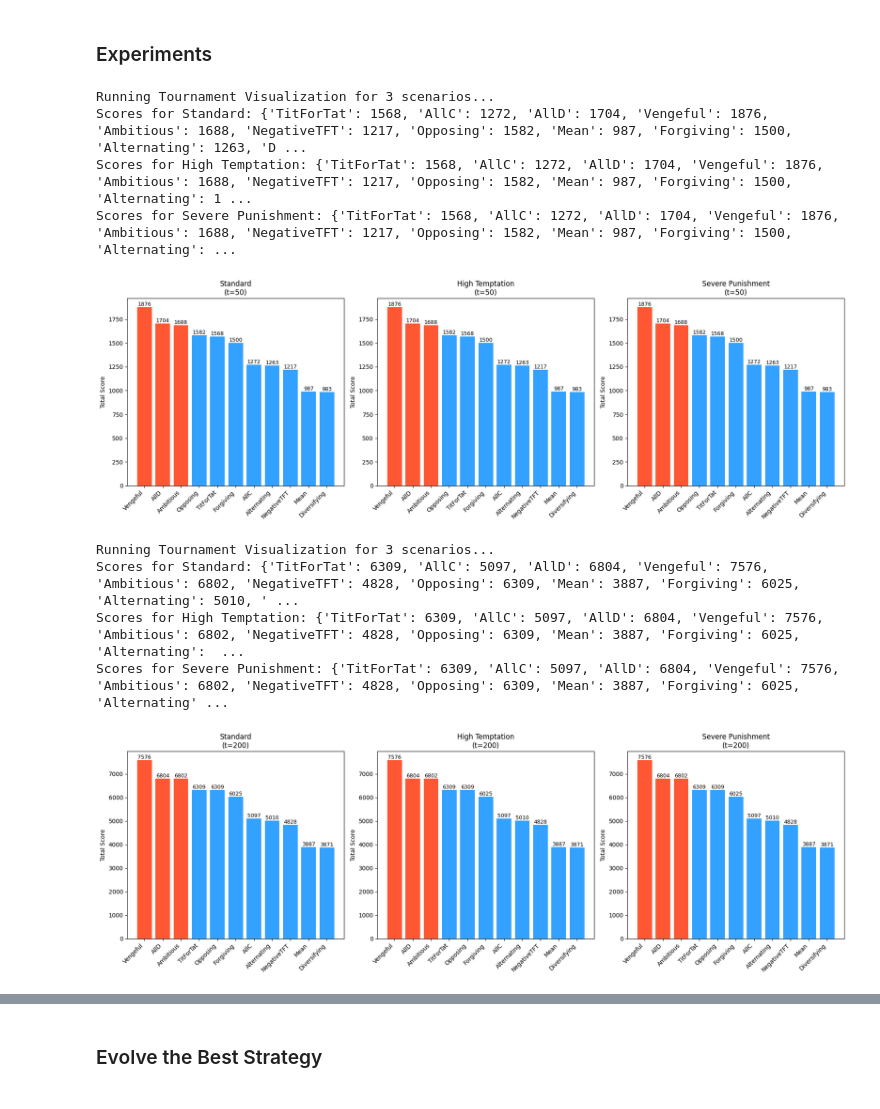
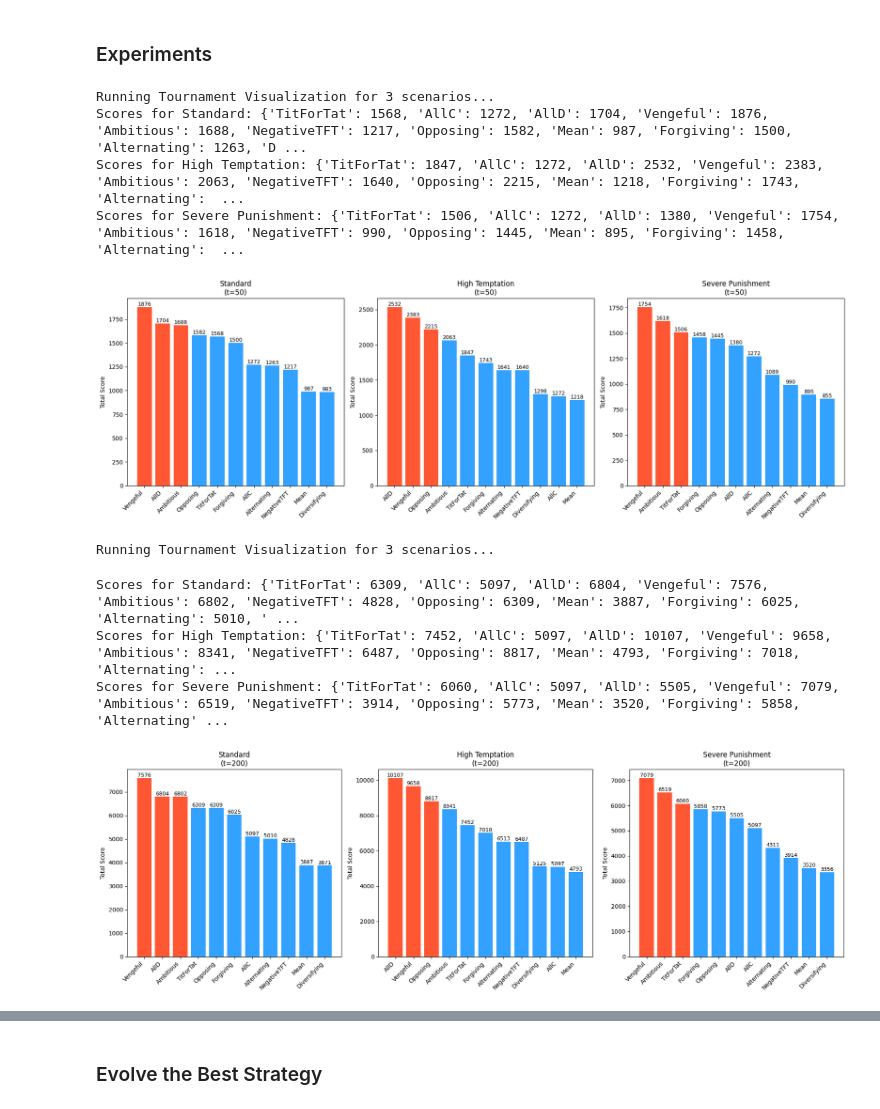
Before and after one commit to Yuchiaaa/GT_model, a Jupyter notebook: gt.ipynb, the cells around one changed output, grey strips where cells are left out. Saved outputs shown, nothing was run; the diff lists cells and outputs as text; code cells hidden in the pictures.

```diff
--- a/gt.ipynb
+++ b/gt.ipynb
@@ -68,7 +68,7 @@ def play_game(gene_a, gene_b, rounds, payoff_table=PAYOFF_TABLE):
         move_a = get_move(gene_a, hist_a, hist_b)
         move_b = get_move(gene_b, hist_b, hist_a)
 
-        score_a += PAYOFF_TABLE[(move_a, move_b)]
+        score_a += payoff_table[(move_a, move_b)]
 
         hist_a.append(move_a)
         hist_b.append(move_b)
@@ -287,9 +287,6 @@ num_scenarios = len(scenarios)
 # Create a figure with subplots (1 row, N columns)
 fig, axes = plt.subplots(1, num_scenarios, figsize=(6 * num_scenarios, 6))
 
-# If there is only 1 scenario, wrap axes in a list to make it iterable
-if num_scenarios == 1:
-    axes = [axes]
 
 print(f"Running Tournament Visualization for {num_scenarios} scenarios...")
 
@@ -301,36 +298,36 @@ for idx, (scenario_name, pt) in enumerate(scenarios.items()):
     scores = run_tournament(FIXED_ENV_STRATEGIES, rounds=rounds, payoff_table=pt)
     print(f"Scores for {scenario_name}: {scores}")
 
     # Sort Data
     sorted_scores = sorted(scores.items(), key=lambda item: item[1], reverse=True)
     sorted_names = [item[0] for item in sorted_scores]
     sorted_values = [item[1] for item in sorted_scores]
 
     # Plot Bars on the specific axis
     colors = ['#FF5733' if i < 3 else '#33A1FF' for i in range(len(sorted_names))]
     bars = ax.bar(sorted_names, sorted_values, color=colors)
 
     # Styling the Subplot
     ax.set_title(f'{scenario_name}\n(t={rounds})')
     ax.set_ylabel('Total Score')
     # Rotate x-labels
     ax.set_xticklabels(sorted_names, rotation=45, ha='right')
 
     # Add Value Labels on top of bars
     for bar in bars:
         yval = bar.get_height()
         ax.text(bar.get_x() + bar.get_width()/2, yval, int(yval),
                 va='bottom', ha='center', fontsize=9)
 
 # Adjust layout to prevent overlap
 plt.tight_layout()
 plt.show()
 # %% [output]
 Running Tournament Visualization for 3 scenarios...
 Scores for Standard: {'TitForTat': 1568, 'AllC': 1272, 'AllD': 1704, 'Vengeful': 1876, 'Ambitious': 1688, 'NegativeTFT': 1217, 'Opposing': 1582, 'Mean': 987, 'Forgiving': 1500, 'Alternating': 1263, 'D ...
-Scores for High Temptation: {'TitForTat': 1568, 'AllC': 1272, 'AllD': 1704, 'Vengeful': 1876, 'Ambitious': 1688, 'NegativeTFT': 1217, 'Opposing': 1582, 'Mean': 987, 'Forgiving': 1500, 'Alternating': 1 ...
-Scores for Severe Punishment: {'TitForTat': 1568, 'AllC': 1272, 'AllD': 1704, 'Vengeful': 1876, 'Ambitious': 1688, 'NegativeTFT': 1217, 'Opposing': 1582, 'Mean': 987, 'Forgiving': 1500, 'Alternating': ...
+Scores for High Temptation: {'TitForTat': 1847, 'AllC': 1272, 'AllD': 2532, 'Vengeful': 2383, 'Ambitious': 2063, 'NegativeTFT': 1640, 'Opposing': 2215, 'Mean': 1218, 'Forgiving': 1743, 'Alternating':  ...
+Scores for Severe Punishment: {'TitForTat': 1506, 'AllC': 1272, 'AllD': 1380, 'Vengeful': 1754, 'Ambitious': 1618, 'NegativeTFT': 990, 'Opposing': 1445, 'Mean': 895, 'Forgiving': 1458, 'Alternating':  ...
-[figure, old version]
+[figure, new version]
 # %%
 # Define the scenarios
 scenarios = {
@@ -392,10 +389,10 @@ plt.tight_layout()
 plt.show()
 # %% [output]
 Running Tournament Visualization for 3 scenarios...
-Scores for Standard: {'TitForTat': 6309, 'AllC': 5097, 'AllD': 6804, 'Vengeful': 7576, 'Ambitious': 6802, 'NegativeTFT': 4828, 'Opposing': 6309, 'Mean': 3887, 'Forgiving': 6025, 'Alternating': 5010, ' ...
-Scores for High Temptation: {'TitForTat': 6309, 'AllC': 5097, 'AllD': 6804, 'Vengeful': 7576, 'Ambitious': 6802, 'NegativeTFT': 4828, 'Opposing': 6309, 'Mean': 3887, 'Forgiving': 6025, 'Alternating':  ...
-Scores for Severe Punishment: {'TitForTat': 6309, 'AllC': 5097, 'AllD': 6804, 'Vengeful': 7576, 'Ambitious': 6802, 'NegativeTFT': 4828, 'Opposing': 6309, 'Mean': 3887, 'Forgiving': 6025, 'Alternating' ...
+Scores for Standard: {'TitForTat': 6309, 'AllC': 5097, 'AllD': 6804, 'Vengeful': 7576, 'Ambitious': 6802, 'NegativeTFT': 4828, 'Opposing': 6309, 'Mean': 3887, 'Forgiving': 6025, 'Alternating': 5010, ' ...
+Scores for High Temptation: {'TitForTat': 7452, 'AllC': 5097, 'AllD': 10107, 'Vengeful': 9658, 'Ambitious': 8341, 'NegativeTFT': 6487, 'Opposing': 8817, 'Mean': 4793, 'Forgiving': 7018, 'Alternating': ...
+Scores for Severe Punishment: {'TitForTat': 6060, 'AllC': 5097, 'AllD': 5505, 'Vengeful': 7079, 'Ambitious': 6519, 'NegativeTFT': 3914, 'Opposing': 5773, 'Mean': 3520, 'Forgiving': 5858, 'Alternating' ...
-[figure, old version]
+[figure, new version]
 # %%
 # Define the scenarios
 scenarios = {
```
Also changed, not shown: parts of 2 cells of this notebook, 1 other file.
